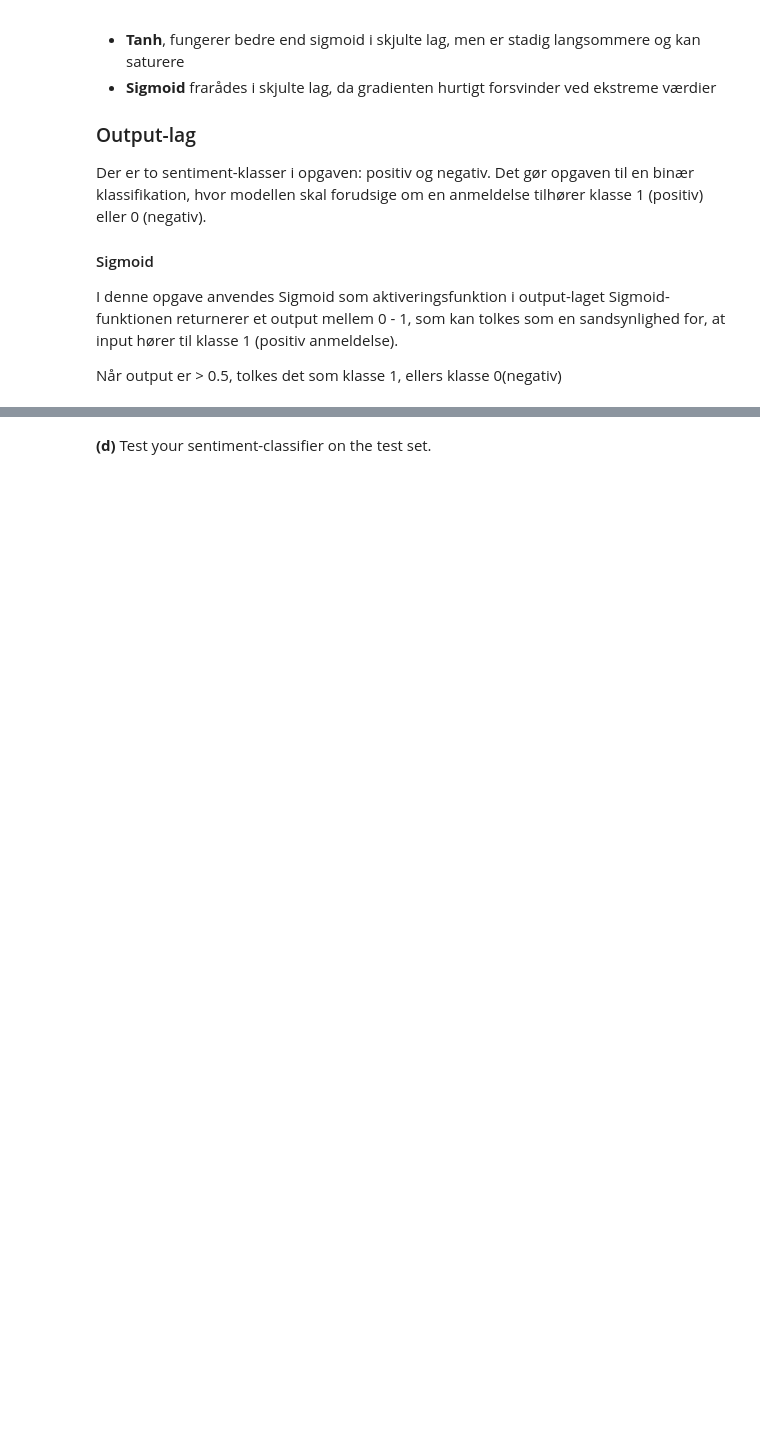
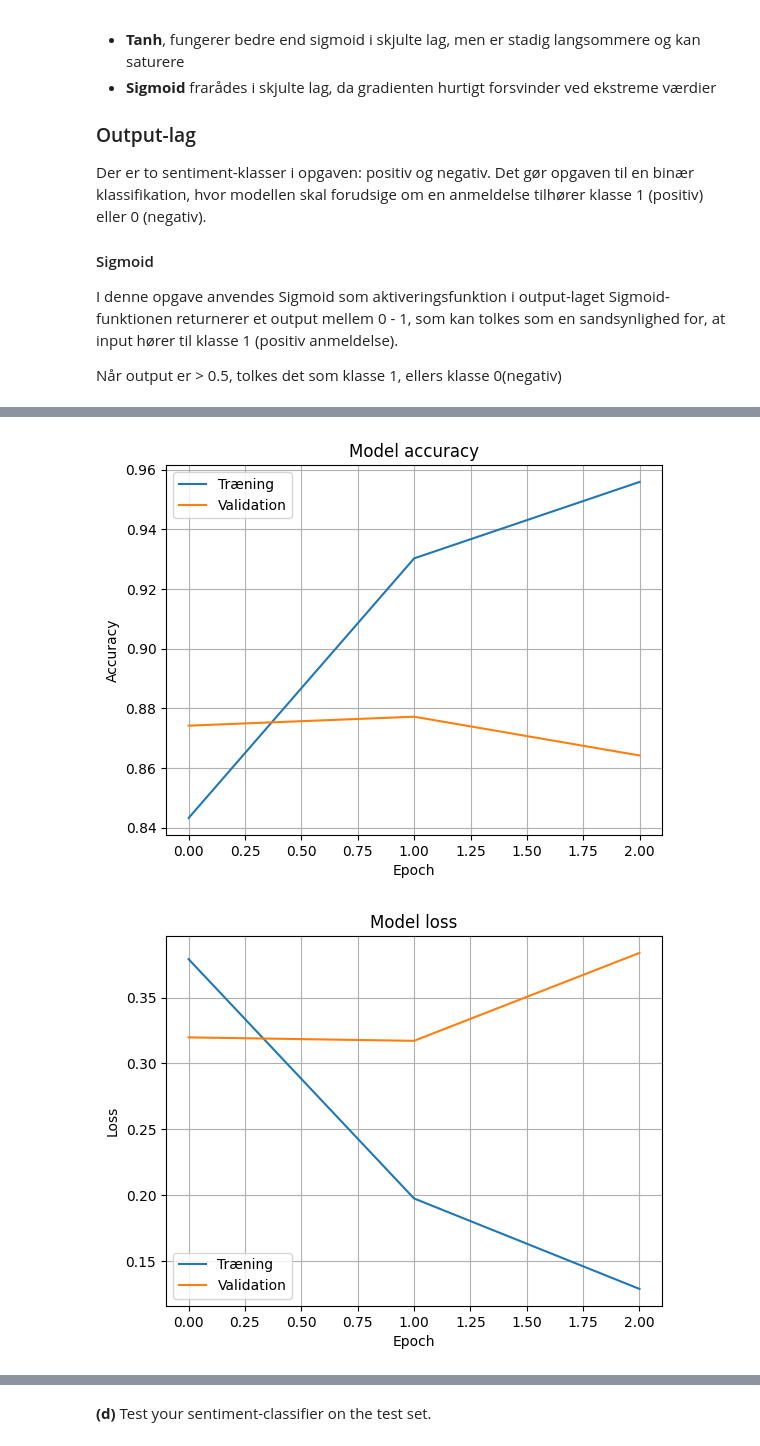
Before and after one commit to KatAamand/MAL, a Jupyter notebook: Assignment5/5. Neural networks I - Sentiment analysis.ipynb, the cells around one changed output, grey strips where cells are left out. Cells and saved outputs as stored; diff of their text form; code cells hidden in the pictures; blank space fills up the shorter version.

```diff
--- a/Assignment5/5. Neural networks I - Sentiment analysis.ipynb
+++ b/Assignment5/5. Neural networks I - Sentiment analysis.ipynb
@@ -104,7 +105,54 @@ Når output er > 0.5, tolkes det som klasse 1, ellers klasse 0(negativ)
 # %%
 import tensorflow as tf
 from tensorflow.keras import layers, models
+import matplotlib.pyplot as plt
+from sklearn.preprocessing import LabelEncoder
+
+# Konverter tekst-labels til 0/1
+encoder = LabelEncoder()
+y_train = encoder.fit_transform(y_train)
+y_val   = encoder.transform(y_val)
+y_test  = encoder.transform(y_test)
+
+# Konverter til float32 (som TensorFlow kræver)
+y_train = y_train.astype("float32")
+y_val   = y_val.astype("float32")
+y_test  = y_test.astype("float32")
+
 
 # Definering af modellen
+model = tf.keras.Sequential([
+    tf.keras.Input(shape=(10000,)),
+    tf.keras.layers.Dense(16, activation='relu'),
+    tf.keras.layers.Dense(1, activation='sigmoid')
+])
 
-model = models.Sequential([])
+# Kompilér modellen
+model.compile(optimizer='adam', loss='binary_crossentropy', metrics=['accuracy'])
+
+# Træn modellen
+# epochs justeret fra 10, hvor den overfittede til 3, da vi kan se på grafen at den er bedst efter 1-2
+history = model.fit(X_train_words, y_train, epochs=3, batch_size=32, validation_data=(X_val_words, y_val))
+
+# Plotting af træningskurver
+
+# Accuracy
+plt.plot(history.history["accuracy"], label="Træning")
+plt.plot(history.history["val_accuracy"], label="Validation")
+plt.title("Model accuracy")
+plt.ylabel("Accuracy")
+plt.xlabel("Epoch")
+plt.legend()
+plt.grid(True)
+plt.show()
+
+# Loss
+plt.plot(history.history["loss"], label="Træning")
+plt.plot(history.history["val_loss"], label="Validation")
+plt.title("Model loss")
+plt.ylabel("Loss")
+plt.xlabel("Epoch")
+plt.legend()
+plt.grid(True)
+plt.show()
+# %% [output]
@@ -110,0 +165,2 @@ model = models.Sequential([])
+[figure, added]
+[figure, added]
```
Also changed, not shown: parts of 7 cells of this notebook.
